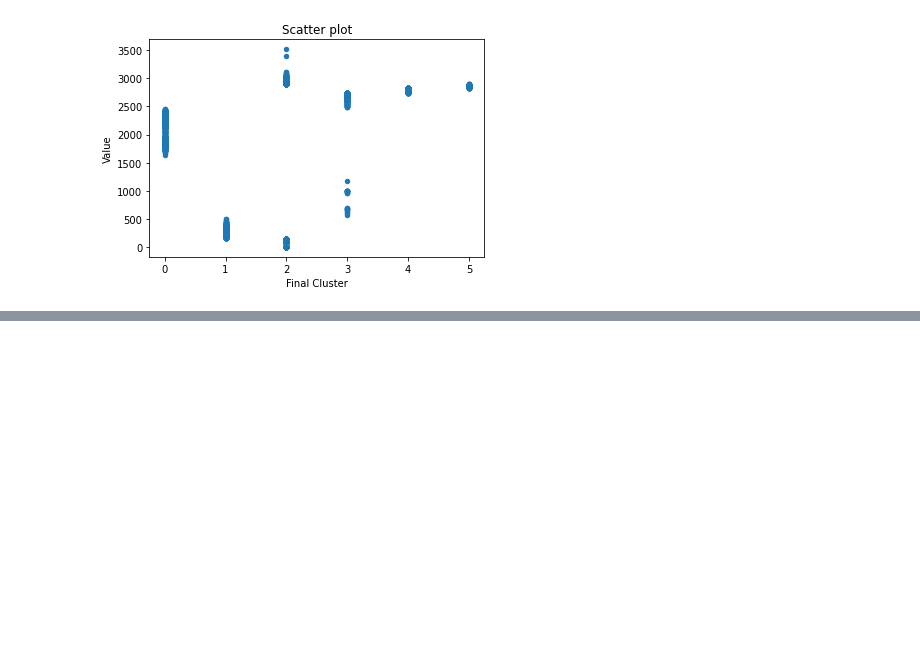
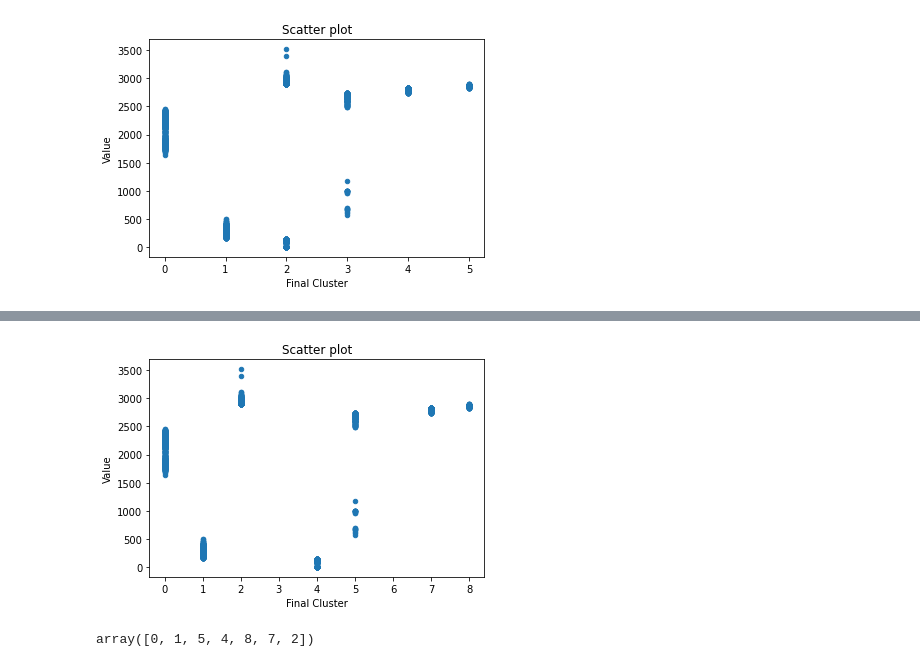
Before and after one commit to Priyanka-Kugapriya/Clustering_notebook, a Jupyter notebook: Hierarchical clustering.ipynb, the cells around one changed output, grey strips where cells are left out. Drawn from its saved outputs; the diff is of its cells as text; code cells hidden in the pictures; blank space fills up the shorter version.

Commit message:
Cluster %

```diff
--- a/Hierarchical clustering.ipynb
+++ b/Hierarchical clustering.ipynb
@@ -637,2 +637,4 @@ label2 5203  2612.839111       2             1            3.0
 
 [12083 rows x 4 columns]
+# %%
+df_finalized_cluster.drop(['Final Cluster'],axis='columns', inplace=True)
@@ -643,3 +662,6 @@ df_finalized_cluster.plot.scatter(x="Final Cluster", y="Value", title= "Scatter
 plot.show(block=True);
 # %% [output]
 [figure]
+# %%
+df_finalized_cluster.rename(columns={'2nd_labeling':'Second_labeling'},inplace=True)
+print(df_finalized_cluster)
@@ -645,0 +683,24 @@ plot.show(block=True);
+# %%
+def final_cluster(flabel,slabel):
+    if (flabel==0) & (slabel ==0):
+         return 'Cluster0'
+    elif ((flabel==0) & (slabel ==1)) | ((flabel==1) & (slabel ==0)):
+         return 'Cluster1'
+    elif ((flabel==0) & (slabel ==2)) | ((flabel==2) & (slabel ==0)):
+         return 'Cluster2'
+    elif (flabel==0) & (slabel ==3) | ((flabel==3) & (slabel ==0)):
+         return 'Cluster3'
+    elif (flabel==1) & (slabel ==1):
+         return 'Cluster4'
+    elif (flabel==1) & (slabel ==2) | ((flabel==2) & (slabel ==1)):
+         return 'Cluster5'
+    elif (flabel==1) & (slabel ==3) | ((flabel==3) & (slabel ==1)):
+         return 'Cluster6'
+    elif (flabel==2) & (slabel ==2):
+         return 'Cluster7'
+    elif (flabel==2) & (slabel ==3) | ((flabel==3) & (slabel ==2)):
+         return 'Cluster8'
+    else:
+         return 'Cluster9'
+# %%
+df_finalized_cluster['Final Cluster'] = df_finalized_cluster.apply(lambda x: final_cluster(x.labels,x.Second_labeling), axis=1)
@@ -645,0 +736,7 @@ plot.show(block=True);
+# %%
+import matplotlib.pyplot as plot
+
+df_finalized_cluster.plot.scatter(x="Final Cluster", y="Value", title= "Scatter plot");
+plot.show(block=True);
+# %% [output]
+[figure, added]
@@ -645,0 +745,4 @@ plot.show(block=True);
+# %%
+df_finalized_cluster['Final Cluster'].unique()
+# %% [output]
+array([0, 1, 5, 4, 8, 7, 2])
```
Also changed, not shown: parts of 14 cells of this notebook.
